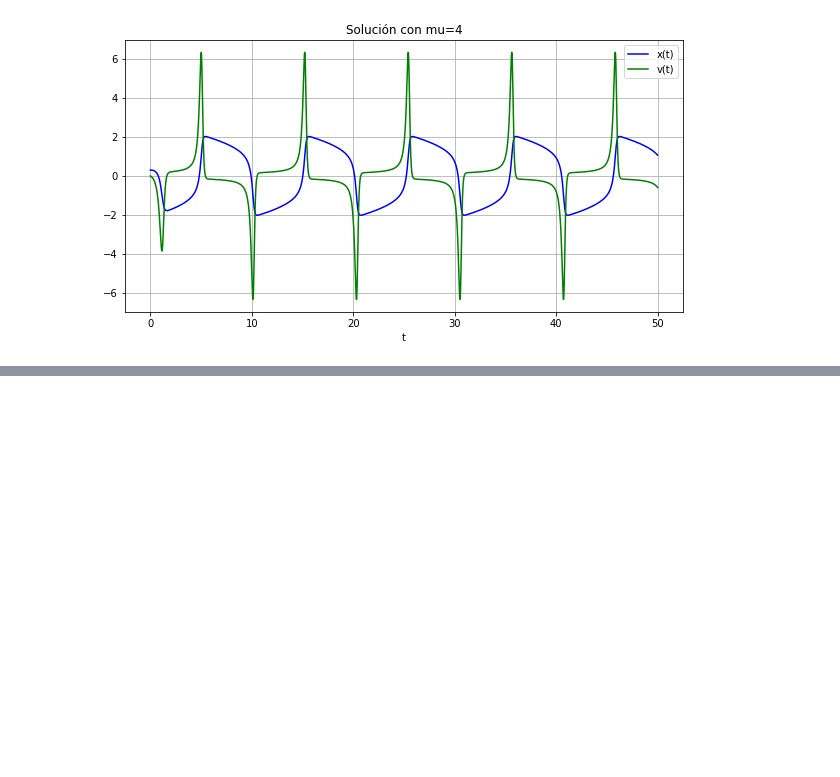
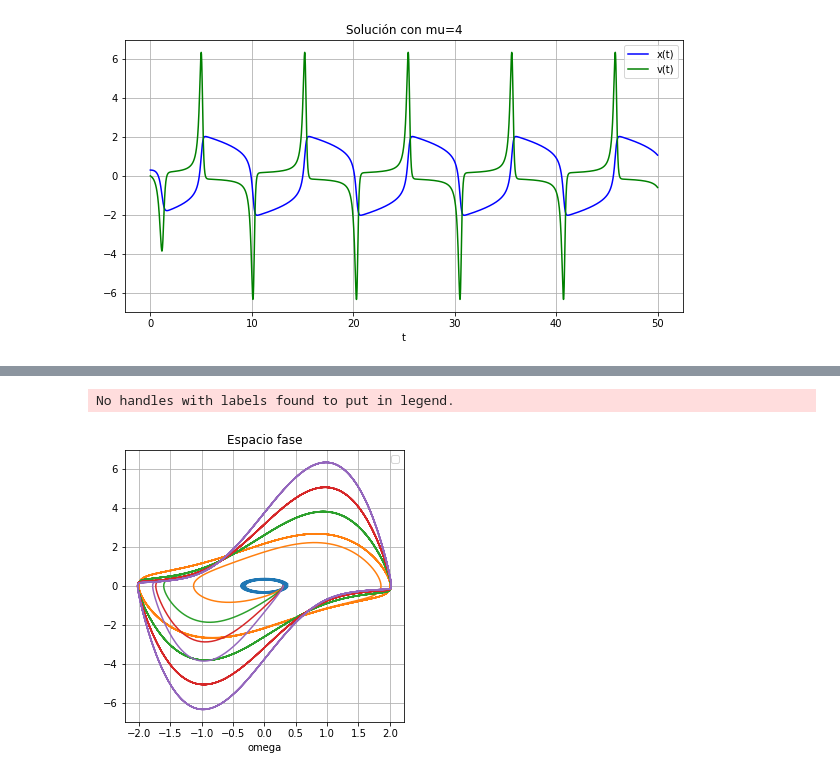
Before and after one commit to HumbertoMezaRuiz/Computacional1, a Jupyter notebook: Actividad8/Actividad8.ipynb, the cells around one changed output, grey strips where cells are left out. Drawn from its saved outputs; the diff is of its cells as text; code cells hidden in the pictures; blank space fills up the shorter version.

```diff
--- a/Actividad8/Actividad8.ipynb
+++ b/Actividad8/Actividad8.ipynb
@@ -105,0 +113,36 @@ plt.show()
+# %%
+## PRIMER CASO U=0
+u = 0.01
+
+mu0 = odeint(pendulo, y0, t, args=(u,))
+
+## PRIMER CASO U=1
+u = 1.0
+
+mu1 = odeint(pendulo, y0, t, args=(u,))
+
+## PRIMER CASO U=2
+u = 2.0
+
+mu2 = odeint(pendulo, y0, t, args=(u,))
+
+## PRIMER CASO U=3
+u = 3.0
+
+mu3 = odeint(pendulo, y0, t, args=(u,))
+
+## PRIMER CASO U=4
+u = 4.0
+
+mu4 = odeint(pendulo, y0, t, args=(u,))
+
+plt.figure(figsize=(5,5))
+plt.plot(mu0[:,0], mu0[:, 1], mu1[:,0], mu1[:,1], mu2[:,0], mu2[:,1], mu3[:,0], mu3[:,1], mu4[:,0], mu4[:,1] )
+plt.legend(loc='best')
+plt.title('Espacio fase')
+plt.xlabel('omega')
+plt.grid()
+plt.show()
+# %% [output]
+No handles with labels found to put in legend.
+[figure, added]
```
Also changed, not shown: parts of 11 cells of this notebook.
